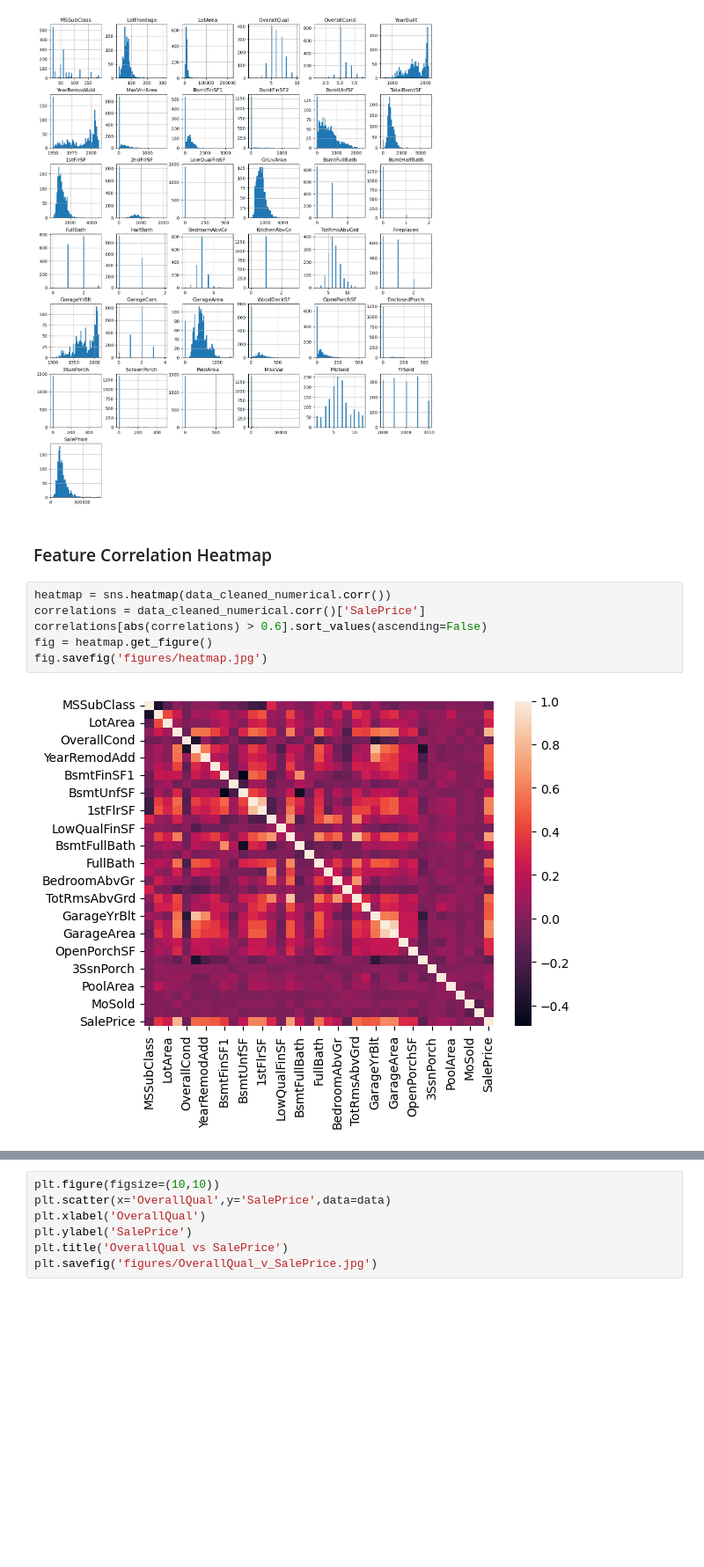
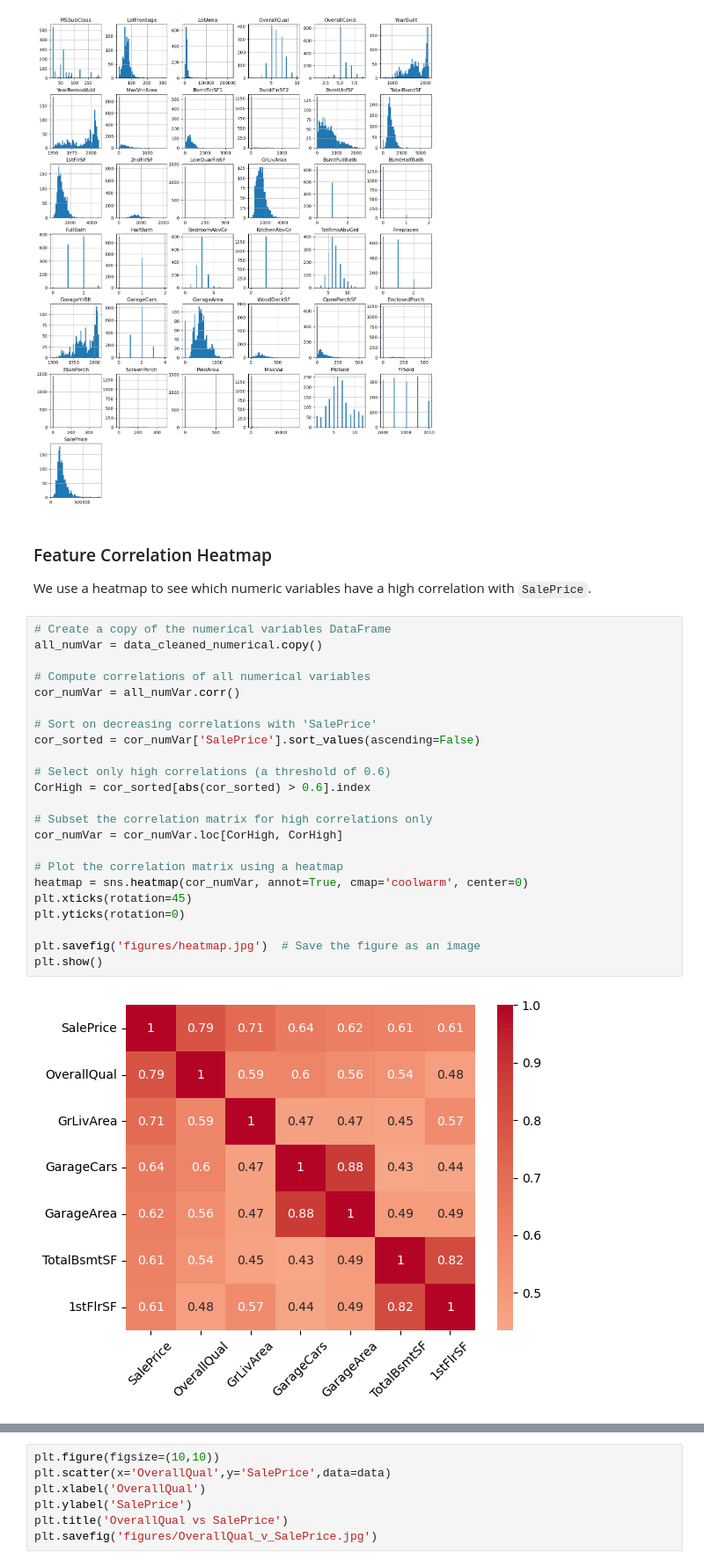
Before and after one commit to UCB-stat-159-s23/project-Group20, a Jupyter notebook: code_notebook.ipynb, the cells around one changed output, grey strips where cells are left out. Shown: that part at 88% size. Saved outputs shown, nothing was run; the diff lists cells and outputs as text; blank space fills up the shorter version.

```diff
--- a/code_notebook.ipynb
+++ b/code_notebook.ipynb
@@ -153,14 +164,33 @@ feature_histograms = data_cleaned_numerical.hist(figsize=(16, 20), bins=50)
 plt.savefig('figures/feature_histograms.jpg')
 # %% [output]
 [figure]
-# %% [markdown]
-### Feature Correlation Heatmap
+# %% [markdown]
+### Feature Correlation Heatmap
+
+We use a heatmap to see which numeric variables have a high correlation with `SalePrice`.
 # %%
-heatmap = sns.heatmap(data_cleaned_numerical.corr())
-correlations = data_cleaned_numerical.corr()['SalePrice']
-correlations[abs(correlations) > 0.6].sort_values(ascending=False)
-fig = heatmap.get_figure()
-fig.savefig('figures/heatmap.jpg')
+# Create a copy of the numerical variables DataFrame
+all_numVar = data_cleaned_numerical.copy()
+
+# Compute correlations of all numerical variables
+cor_numVar = all_numVar.corr()
+
+# Sort on decreasing correlations with 'SalePrice'
+cor_sorted = cor_numVar['SalePrice'].sort_values(ascending=False)
+
+# Select only high correlations (a threshold of 0.6)
+CorHigh = cor_sorted[abs(cor_sorted) > 0.6].index
+
+# Subset the correlation matrix for high correlations only
+cor_numVar = cor_numVar.loc[CorHigh, CorHigh]
+
+# Plot the correlation matrix using a heatmap
+heatmap = sns.heatmap(cor_numVar, annot=True, cmap='coolwarm', center=0)
+plt.xticks(rotation=45)
+plt.yticks(rotation=0)
+
+plt.savefig('figures/heatmap.jpg')  # Save the figure as an image
+plt.show()
 # %% [output]
-[figure, old version]
+[figure, new version]
 # %% [markdown]
```
Also changed, not shown: parts of 40 cells of this notebook.
